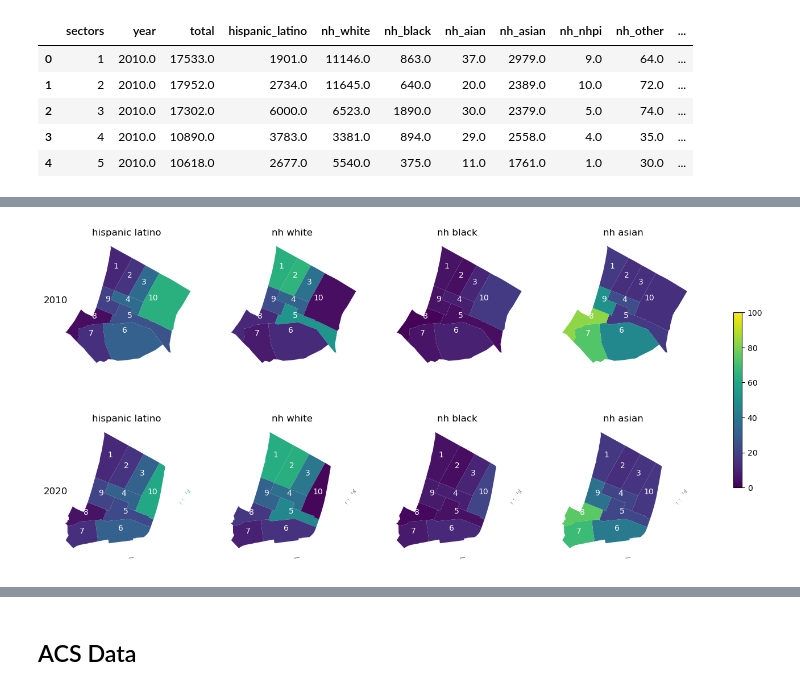
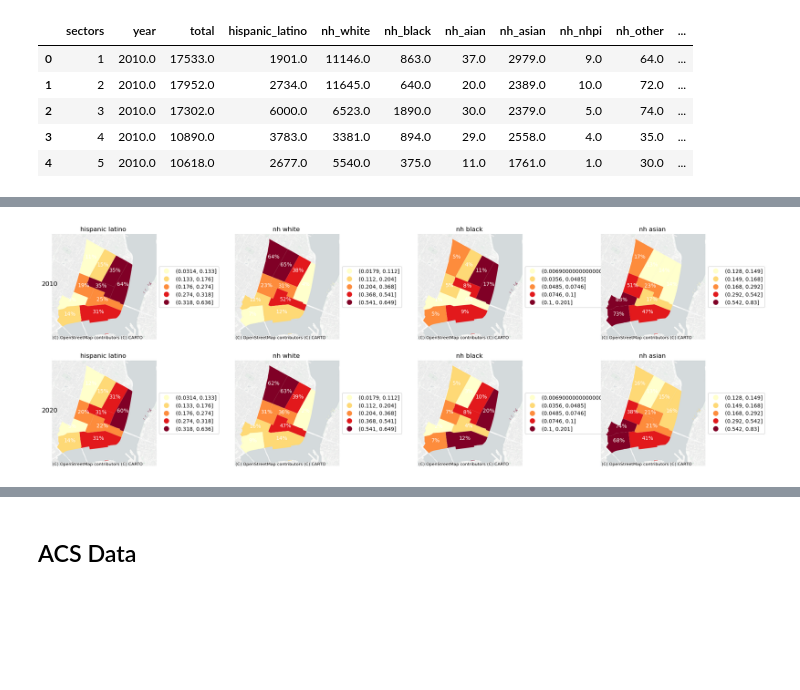
Before and after one commit to jennahgosciak/cb3-census-data, a Jupyter notebook: 00_load_census_data.ipynb, the cells around one changed output, grey strips where cells are left out. Cells and saved outputs as stored; diff of their text form; code cells hidden in the pictures; blank space fills up the shorter version.

```diff
--- a/00_load_census_data.ipynb
+++ b/00_load_census_data.ipynb
@@ -229,7 +289,14 @@ cb3_gdf_sector.head()
 | 3 | 4 | 2010.0 | 10890.0 | 3783.0 | 3381.0 | 894.0 | 29.0 | 2558.0 | 4.0 | 35.0 | ... |
 | 4 | 5 | 2010.0 | 10618.0 | 2677.0 | 5540.0 | 375.0 | 11.0 | 1761.0 | 1.0 | 30.0 | ... |
 # %%
+# totals for cb3
+cb3_totals = (
+    cb3_gdf_sector.sort_values("year").groupby("year")[demo_cols].sum().reset_index()
+)
+cb3_totals[demo_cols].pct_change()
+
 for col in demo_cols:
-    if col != 'total':
-        cb3_gdf_sector[col+'_per'] = cb3_gdf_sector[col]*100/cb3_gdf_sector['total']
+    if col != "total":
+        cb3_gdf_sector[col + "_per"] = cb3_gdf_sector[col] / cb3_gdf_sector["total"]
+        cb3_totals[col + "_per"] = cb3_totals[col] / cb3_totals["total"]
 # %%
@@ -257,3 +324,9 @@ cb3_totals[demo_cols].pct_change()*100
 # %%
 # define columns for plots
-race_cols_per = [x + '_per' for x in ['hispanic_latino', 'nh_white', 'nh_black', 'nh_asian']]
+demo_cols_per = [
+    x + "_per" for x in demo_cols if x != 'total'
+]
+
+race_cols_per = [
+    x + "_per" for x in ["hispanic_latino", "nh_white", "nh_black", "nh_asian"]
+]
@@ -269,28 +452,39 @@ workbook.close()
 # %%
-fig, axes = plt.subplots(2,4, figsize=(18, 8))
+fig, axes = plt.subplots(2, 4, figsize=(24, 8))
 
 yrs = [2010, 2020]
 for j in range(2):
     for i in range(len(race_cols_per)):
-        cb3_gdf_sector[cb3_gdf_sector['year']==yrs[j]].plot(ax=axes[j,i],
-        column=race_cols_per[i], vmin=0, vmax=100, legend=False)
-        axes[j,i].set_title(f'{race_cols_per[i].replace('_', ' ').replace('per','')}')
-        #axes[j,i].set_axis_off()
-        axes[j,i].set_xticks([])
-        axes[j,i].set_yticks([])
-        axes[j,i].spines['top'].set_visible(False)
-        axes[j,i].spines['right'].set_visible(False)
-        axes[j,i].spines['bottom'].set_visible(False)
-        axes[j,i].spines['left'].set_visible(False)
-        for idx, row in cb3_gdf_diss.iterrows():
-            axes[j,i].annotate(text=row['sectors'], xy=row['coords'],
-                        horizontalalignment='center', color='white')
+        cb3_gdf_sector[race_cols_per[i] + '_cat'], total_labs =  pd.qcut(cb3_gdf_sector[race_cols_per[i]], 5,
+        retbins=True)
+        cb3_gdf_sector[cb3_gdf_sector["year"] == yrs[j]].plot(
+            ax=axes[j, i], column=race_cols_per[i] + '_cat', categorical=True, legend=True,
+            cmap='YlOrRd',
+            legend_kwds={"loc": "center left", "bbox_to_anchor": (1, 0.5), "fmt": "{:.0f}"}
+        )
+        axes[j, i].set_title(f"{race_cols_per[i].replace('_', ' ').replace('per','')}")
+        # axes[j,i].set_axis_off()
+        axes[j, i].set_xticks([])
+        axes[j, i].set_yticks([])
+        axes[j, i].spines["top"].set_visible(False)
+        axes[j, i].spines["right"].set_visible(False)
+        axes[j, i].spines["bottom"].set_visible(False)
+        axes[j, i].spines["left"].set_visible(False)
+        cx.add_basemap(axes[j,i], zoom=17, crs=cb3_gdf_sector.crs, source=cx.providers.CartoDB.Positron)
+
+        for idx, row in cb3_gdf_sector[cb3_gdf_sector["year"] == yrs[j]].iterrows():
+            axes[j, i].annotate(
+                text=f'{round(row[race_cols_per[i]]*100)}%',
+                xy=row["coords"],
+                horizontalalignment="center",
+                color="white",
+            )
 # assume it's the first (and only) mappable
-patch_col = axes[0,0].collections[0]
-cb = fig.colorbar(patch_col, ax=axes, shrink=0.5)
+# patch_col = axes[0, 0].collections[0]
+# cb = fig.colorbar(patch_col, ax=axes, shrink=0.5)
 
-for ax, row in zip(axes[:,0], [2010, 2020]):
-    ax.set_ylabel(row, rotation=0, size='large')
-plt.savefig('cb3_maps.pdf');
+for ax, row in zip(axes[:, 0], [2010, 2020]):
+    ax.set_ylabel(row, rotation=0, size="large")
+plt.savefig("cb3_maps.pdf", dpi=300);
 # %% [output]
-[figure, old version]
+[figure, new version]
```
Also changed, not shown: parts of 44 cells of this notebook, 1 other file.
